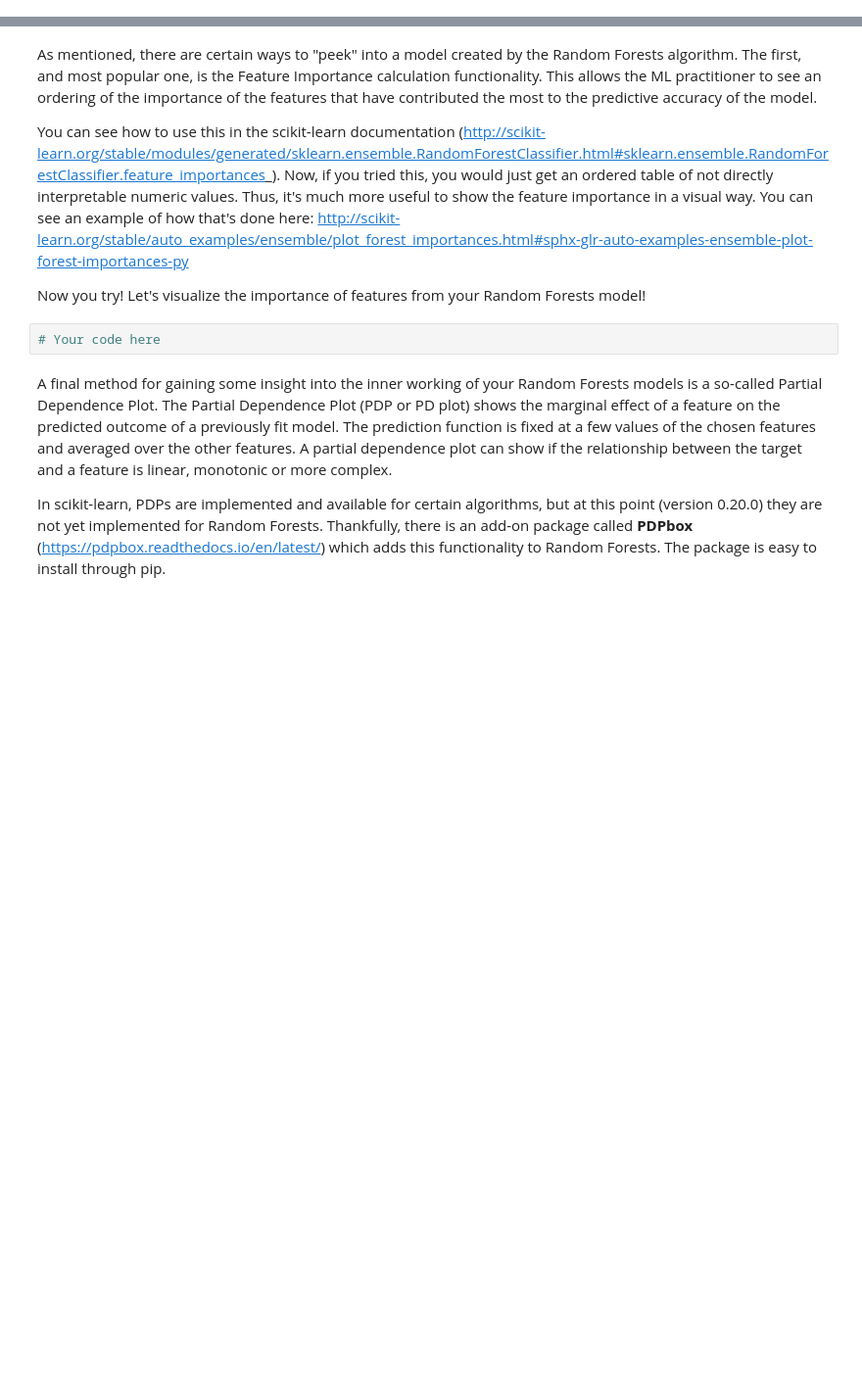
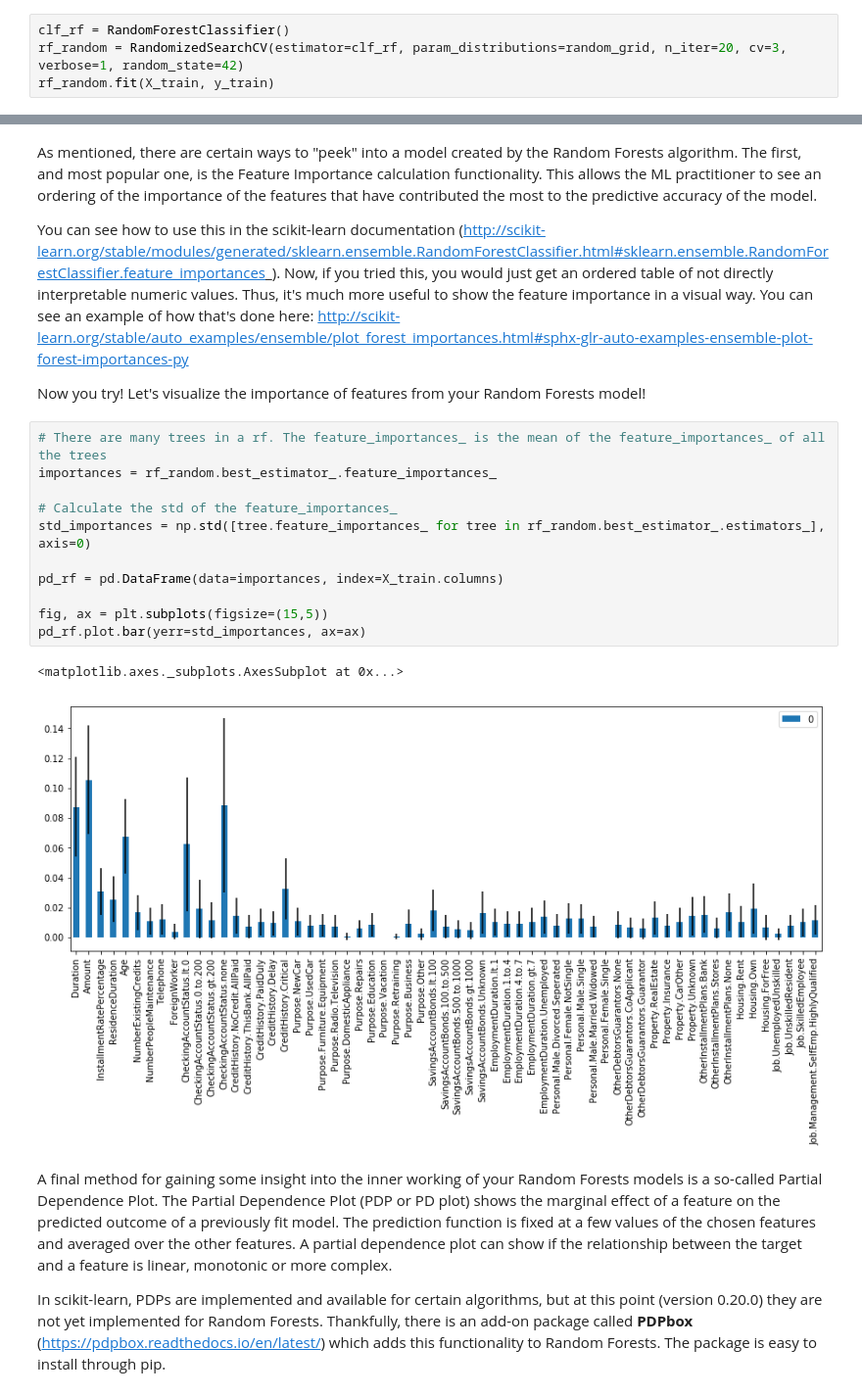
Before and after one commit to zzc01/mec-mini-projects, a Jupyter notebook: mec-13.5.1-tree-based-algorithms-mini-project/Mini_Project_Tree-Based_Algorithms.ipynb, the cells around one changed output, grey strips where cells are left out. Shown at 98% size. Saved outputs shown, nothing was run; the diff lists cells and outputs as text; blank space fills up the shorter version.

```diff
--- a/mec-13.5.1-tree-based-algorithms-mini-project/Mini_Project_Tree-Based_Algorithms.ipynb
+++ b/mec-13.5.1-tree-based-algorithms-mini-project/Mini_Project_Tree-Based_Algorithms.ipynb
@@ -452,0 +521,4 @@ from sklearn.ensemble import RandomForestClassifier
+# %%
+clf_rf = RandomForestClassifier()
+rf_random = RandomizedSearchCV(estimator=clf_rf, param_distributions=random_grid, n_iter=20, cv=3, verbose=1, random_state=42)
+rf_random.fit(X_train, y_train)
@@ -456,8 +561,20 @@ As mentioned, there are certain ways to "peek" into a model created by the Rando
 You can see how to use this in the scikit-learn documentation (http://scikit-learn.org/stable/modules/generated/sklearn.ensemble.RandomForestClassifier.html#sklearn.ensemble.RandomForestClassifier.feature_importances_). Now, if you tried this, you would just get an ordered table of not directly interpretable numeric values. Thus, it's much more useful to show the feature importance in a visual way. You can see an example of how that's done here: http://scikit-learn.org/stable/auto_examples/ensemble/plot_forest_importances.html#sphx-glr-auto-examples-ensemble-plot-forest-importances-py
 
 Now you try! Let's visualize the importance of features from your Random Forests model!
-# %%
-# Your code here
+# %%
+# There are many trees in a rf. The feature_importances_ is the mean of the feature_importances_ of all the trees
+importances = rf_random.best_estimator_.feature_importances_
+
+# Calculate the std of the feature_importances_
+std_importances = np.std([tree.feature_importances_ for tree in rf_random.best_estimator_.estimators_], axis=0)
+
+pd_rf = pd.DataFrame(data=importances, index=X_train.columns)
+
+fig, ax = plt.subplots(figsize=(15,5))
+pd_rf.plot.bar(yerr=std_importances, ax=ax)
+# %% [output]
+<matplotlib.axes._subplots.AxesSubplot at 0x...>
+[figure, added]
 # %% [markdown]
 A final method for gaining some insight into the inner working of your Random Forests models is a so-called Partial Dependence Plot. The Partial Dependence Plot (PDP or PD plot) shows the marginal effect of a feature on the predicted outcome of a previously fit model. The prediction function is fixed at a few values of the chosen features and averaged over the other features. A partial dependence plot can show if the relationship between the target and a feature is linear, monotonic or more complex.
 
```
Also changed, not shown: parts of 38 cells of this notebook.
